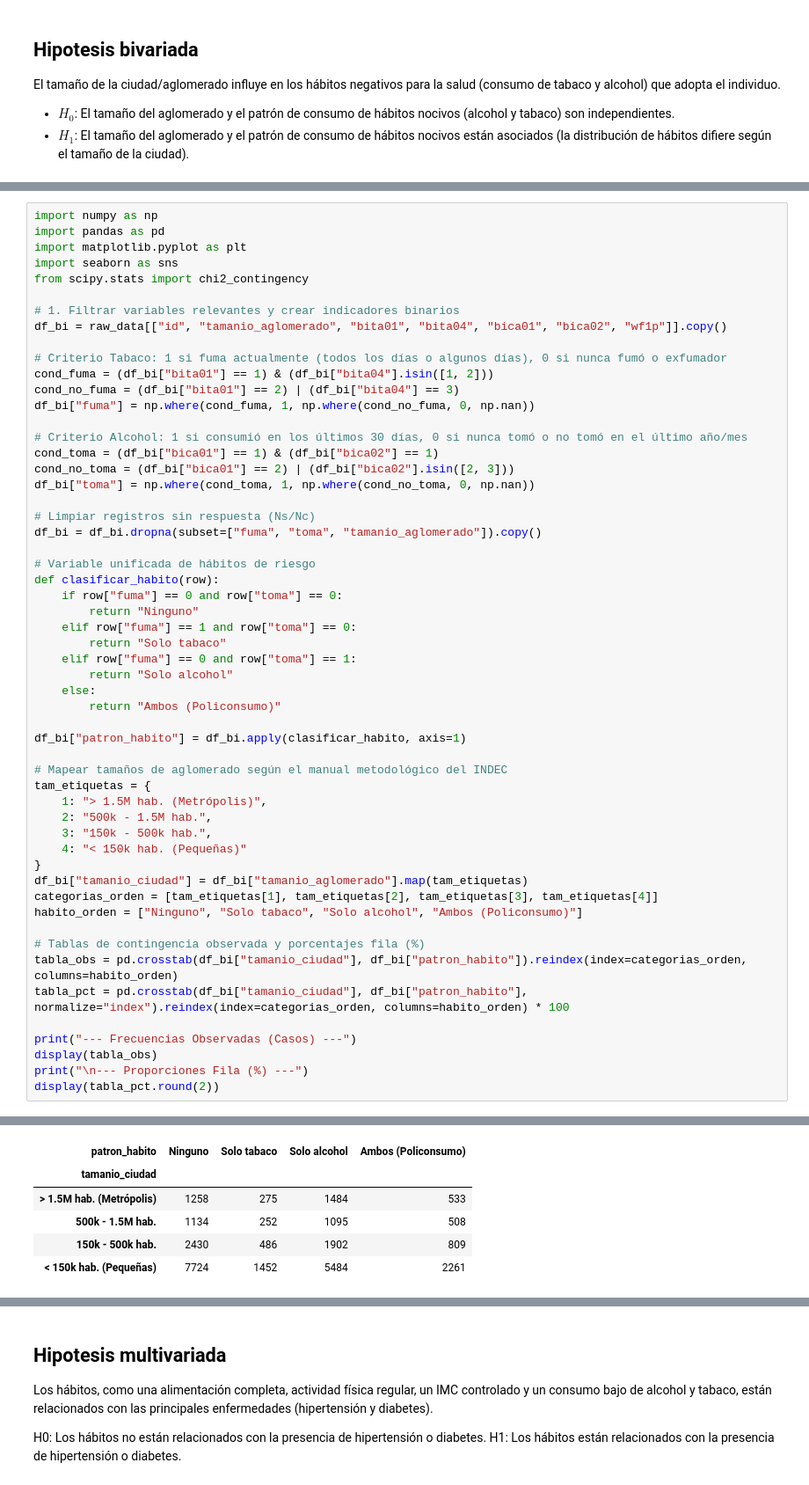
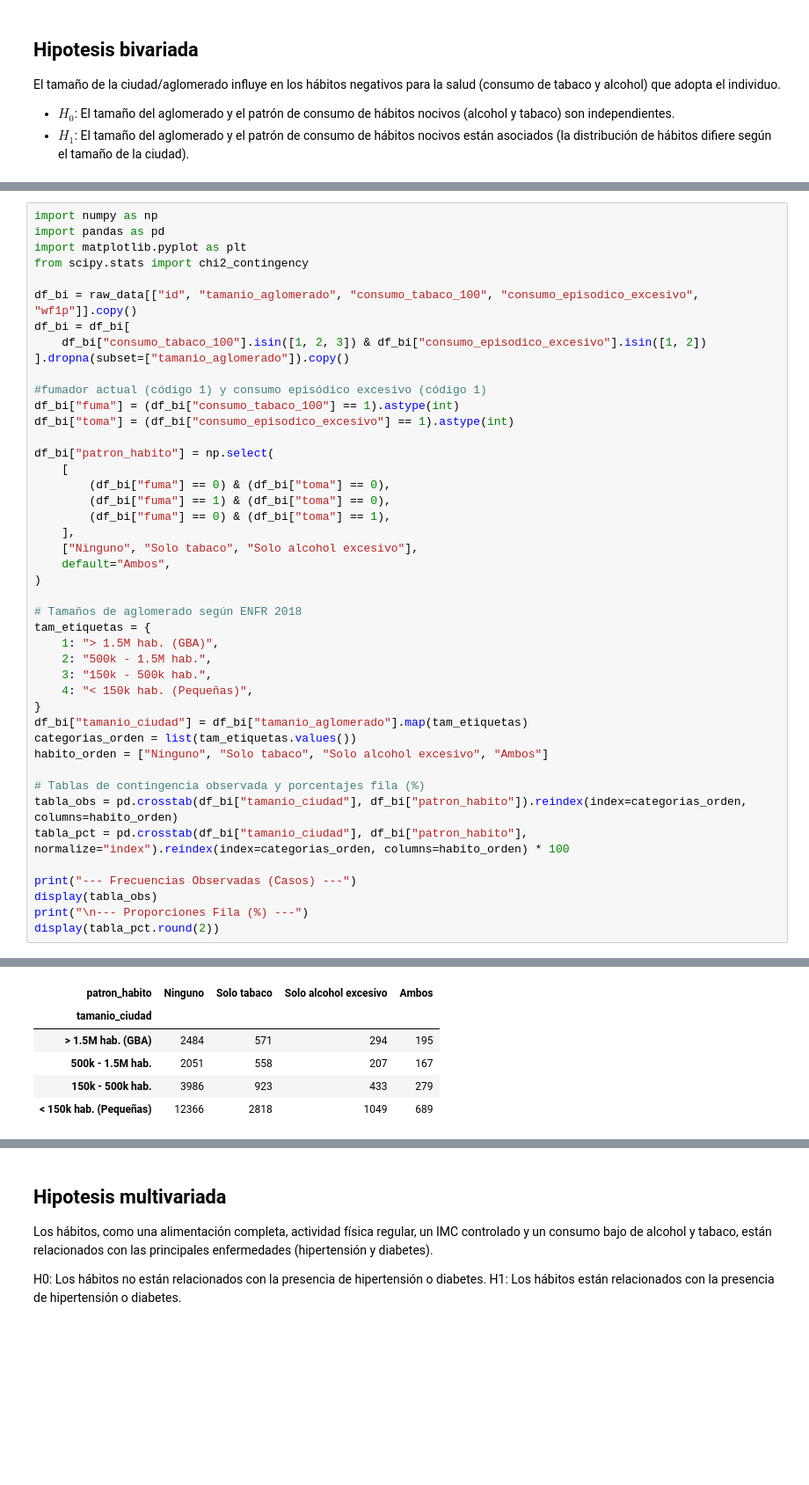
Before and after one commit to fausmurgades/Fundamentos-De-La-Ciencia-De-Datos-TP-Especial, a Jupyter notebook: faus.ipynb, the cells around one changed output, grey strips where cells are left out. Shown at 88% size. Cells and saved outputs as stored; diff of their text form; blank space fills up the shorter version.

```diff
--- a/faus.ipynb
+++ b/faus.ipynb
@@ -1123,64 +1125,53 @@ Se unifican los hábitos de consumo a partir del cuestionario oficial de la ENFR
 # %%
 import numpy as np
 import pandas as pd
 import matplotlib.pyplot as plt
-import seaborn as sns
 from scipy.stats import chi2_contingency
 
-# 1. Filtrar variables relevantes y crear indicadores binarios
-df_bi = raw_data[["id", "tamanio_aglomerado", "bita01", "bita04", "bica01", "bica02", "wf1p"]].copy()
+df_bi = raw_data[["id", "tamanio_aglomerado", "consumo_tabaco_100", "consumo_episodico_excesivo", "wf1p"]].copy()
+df_bi = df_bi[
+    df_bi["consumo_tabaco_100"].isin([1, 2, 3]) & df_bi["consumo_episodico_excesivo"].isin([1, 2])
+].dropna(subset=["tamanio_aglomerado"]).copy()
 
-# Criterio Tabaco: 1 si fuma actualmente (todos los días o algunos días), 0 si nunca fumó o exfumador
-cond_fuma = (df_bi["bita01"] == 1) & (df_bi["bita04"].isin([1, 2]))
-cond_no_fuma = (df_bi["bita01"] == 2) | (df_bi["bita04"] == 3)
-df_bi["fuma"] = np.where(cond_fuma, 1, np.where(cond_no_fuma, 0, np.nan))
+#fumador actual (código 1) y consumo episódico excesivo (código 1)
+df_bi["fuma"] = (df_bi["consumo_tabaco_100"] == 1).astype(int)
+df_bi["toma"] = (df_bi["consumo_episodico_excesivo"] == 1).astype(int)
 
-# Criterio Alcohol: 1 si consumió en los últimos 30 días, 0 si nunca tomó o no tomó en el último año/mes
-cond_toma = (df_bi["bica01"] == 1) & (df_bi["bica02"] == 1)
-cond_no_toma = (df_bi["bica01"] == 2) | (df_bi["bica02"].isin([2, 3]))
-df_bi["toma"] = np.where(cond_toma, 1, np.where(cond_no_toma, 0, np.nan))
+df_bi["patron_habito"] = np.select(
+    [
+        (df_bi["fuma"] == 0) & (df_bi["toma"] == 0),
+        (df_bi["fuma"] == 1) & (df_bi["toma"] == 0),
+        (df_bi["fuma"] == 0) & (df_bi["toma"] == 1),
+    ],
+    ["Ninguno", "Solo tabaco", "Solo alcohol excesivo"],
+    default="Ambos",
+)
 
-# Limpiar registros sin respuesta (Ns/Nc)
-df_bi = df_bi.dropna(subset=["fuma", "toma", "tamanio_aglomerado"]).copy()
-
-# Variable unificada de hábitos de riesgo
-def clasificar_habito(row):
-    if row["fuma"] == 0 and row["toma"] == 0:
-        return "Ninguno"
-    elif row["fuma"] == 1 and row["toma"] == 0:
-        return "Solo tabaco"
-    elif row["fuma"] == 0 and row["toma"] == 1:
-        return "Solo alcohol"
-    else:
-        return "Ambos (Policonsumo)"
-
-df_bi["patron_habito"] = df_bi.apply(clasificar_habito, axis=1)
-
-# Mapear tamaños de aglomerado según el manual metodológico del INDEC
+# Tamaños de aglomerado según ENFR 2018
 tam_etiquetas = {
-    1: "> 1.5M hab. (Metrópolis)",
+    1: "> 1.5M hab. (GBA)",
     2: "500k - 1.5M hab.",
     3: "150k - 500k hab.",
-    4: "< 150k hab. (Pequeñas)"
+    4: "< 150k hab. (Pequeñas)",
 }
 df_bi["tamanio_ciudad"] = df_bi["tamanio_aglomerado"].map(tam_etiquetas)
-categorias_orden = [tam_etiquetas[1], tam_etiquetas[2], tam_etiquetas[3], tam_etiquetas[4]]
-habito_orden = ["Ninguno", "Solo tabaco", "Solo alcohol", "Ambos (Policonsumo)"]
+categorias_orden = list(tam_etiquetas.values())
+habito_orden = ["Ninguno", "Solo tabaco", "Solo alcohol excesivo", "Ambos"]
 
 # Tablas de contingencia observada y porcentajes fila (%)
 tabla_obs = pd.crosstab(df_bi["tamanio_ciudad"], df_bi["patron_habito"]).reindex(index=categorias_orden, columns=habito_orden)
 tabla_pct = pd.crosstab(df_bi["tamanio_ciudad"], df_bi["patron_habito"], normalize="index").reindex(index=categorias_orden, columns=habito_orden) * 100
 
 print("--- Frecuencias Observadas (Casos) ---")
 display(tabla_obs)
 print("\n--- Proporciones Fila (%) ---")
 display(tabla_pct.round(2))
 # %% [output]
 --- Frecuencias Observadas (Casos) ---
-| patron_habito | Ninguno | Solo tabaco | Solo alcohol | Ambos (Policonsumo) |
+| patron_habito | Ninguno | Solo tabaco | Solo alcohol excesivo | Ambos |
 | tamanio_ciudad |  |  |  |  |
-| > 1.5M hab. (Metrópolis) | 1258 | 275 | 1484 | 533 |
-| 500k - 1.5M hab. | 1134 | 252 | 1095 | 508 |
-| 150k - 500k hab. | 2430 | 486 | 1902 | 809 |
-| < 150k hab. (Pequeñas) | 7724 | 1452 | 5484 | 2261 |
+| > 1.5M hab. (GBA) | 2484 | 571 | 294 | 195 |
+| 500k - 1.5M hab. | 2051 | 558 | 207 | 167 |
+| 150k - 500k hab. | 3986 | 923 | 433 | 279 |
+| < 150k hab. (Pequeñas) | 12366 | 2818 | 1049 | 689 |
 --- Proporciones Fila (%) ---
```
Also changed, not shown: parts of 12 cells of this notebook.
